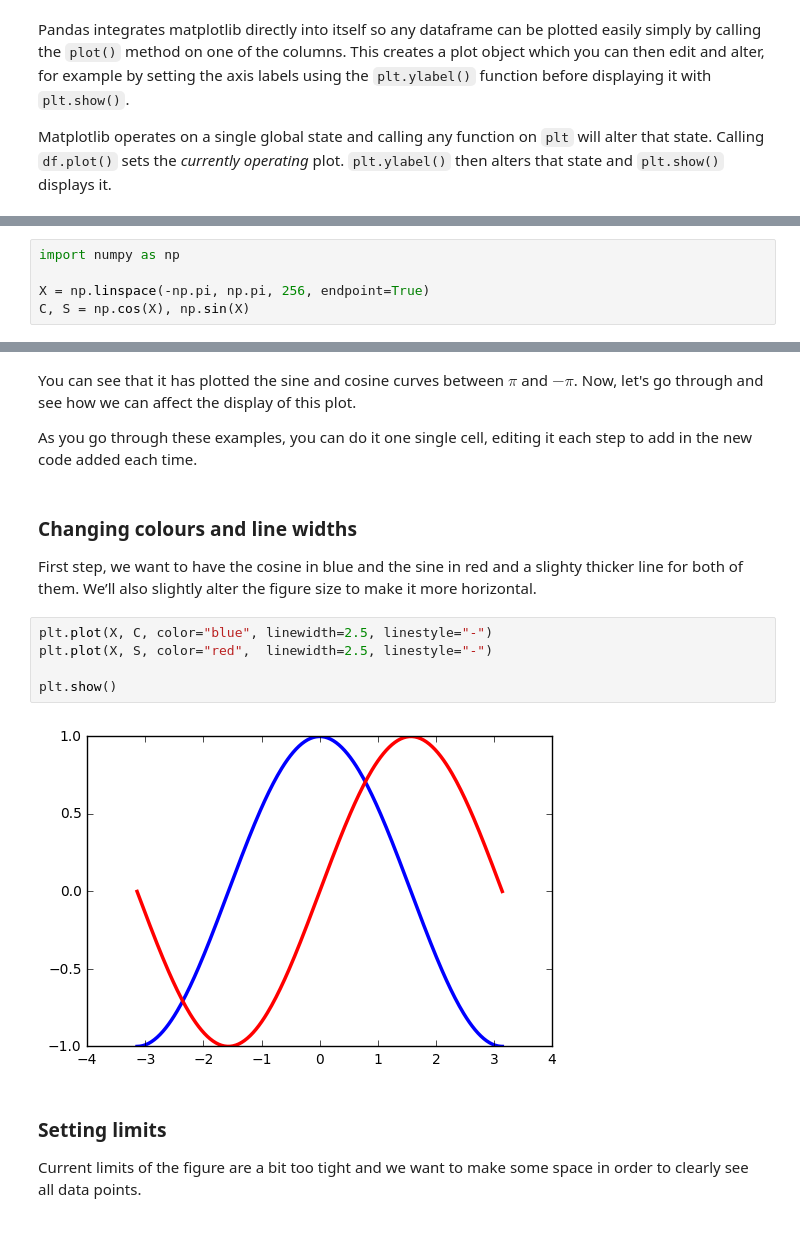
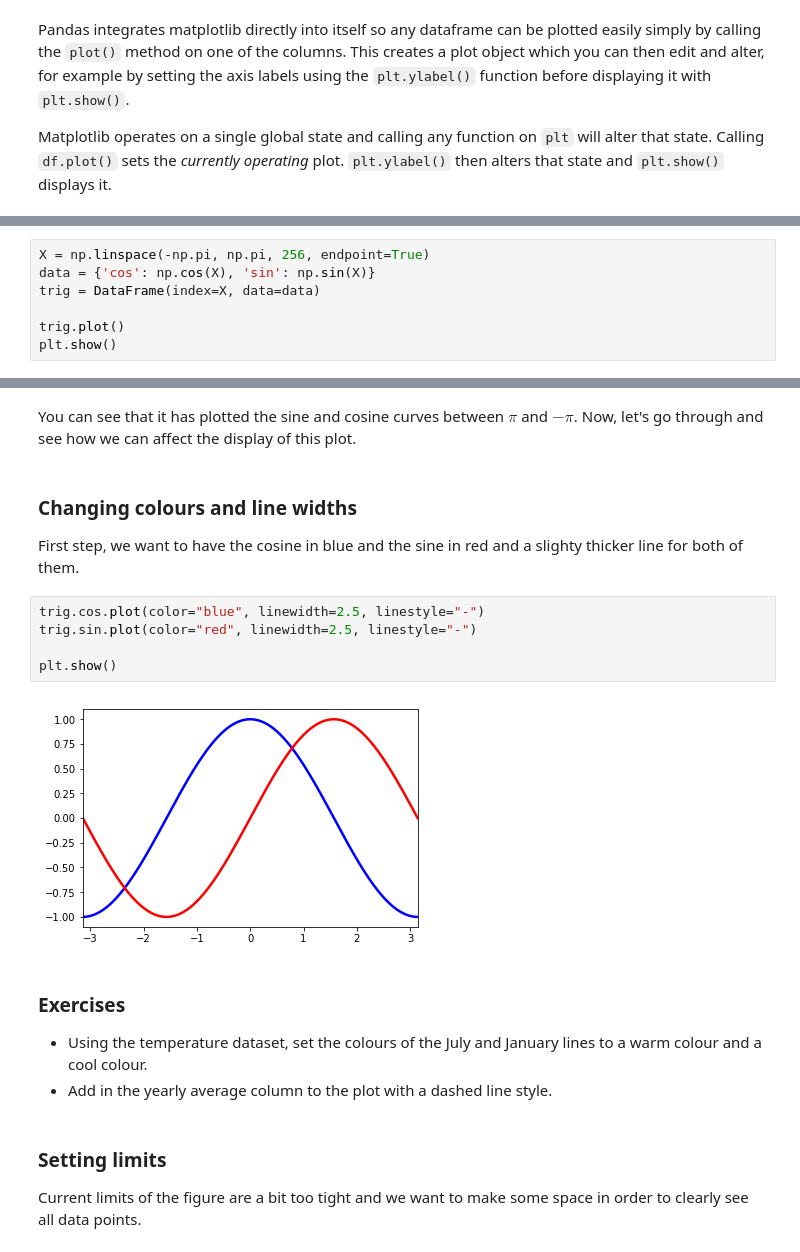
Before and after one commit to milliams/data_analysis_python, a Jupyter notebook: matplotlib.ipynb, the cells around one changed output, grey strips where cells are left out. Cells and saved outputs as stored; diff of their text form.

```diff
--- a/matplotlib.ipynb
+++ b/matplotlib.ipynb
@@ -57,5 +60,7 @@ Since Pandas is based upon numpy, there is very good integration between matplot
 # %%
-import numpy as np
+X = np.linspace(-np.pi, np.pi, 256, endpoint=True)
+data = {'cos': np.cos(X), 'sin': np.sin(X)}
+trig = DataFrame(index=X, data=data)
 
-X = np.linspace(-np.pi, np.pi, 256, endpoint=True)
-C, S = np.cos(X), np.sin(X)
+trig.plot()
+plt.show()
@@ -73,18 +69,21 @@ plt.show()
 # %% [markdown]
 You can see that it has plotted the sine and cosine curves between $\pi$ and $-\pi$. Now, let's go through and see how we can affect the display of this plot.
-
-As you go through these examples, you can do it one single cell, editing it each step to add in the new code added each time.
 # %% [markdown]
 ### Changing colours and line widths
 
-First step, we want to have the cosine in blue and the sine in red and a slighty thicker line for both of them. We’ll also slightly alter the figure size to make it more horizontal.
+First step, we want to have the cosine in blue and the sine in red and a slighty thicker line for both of them.
 # %%
-plt.plot(X, C, color="blue", linewidth=2.5, linestyle="-")
-plt.plot(X, S, color="red",  linewidth=2.5, linestyle="-")
+trig.cos.plot(color="blue", linewidth=2.5, linestyle="-")
+trig.sin.plot(color="red", linewidth=2.5, linestyle="-")
 
 plt.show()
 # %% [output]
-[figure, old version]
+[figure, new version]
+# %% [markdown]
+### Exercises
+
+- Using the temperature dataset, set the colours of the July and January lines to a warm colour and a cool colour.
+- Add in the yearly average column to the plot with a dashed line style.
 # %% [markdown]
 ### Setting limits
 
```
Also changed, not shown: parts of 31 cells of this notebook, 5 other files.
